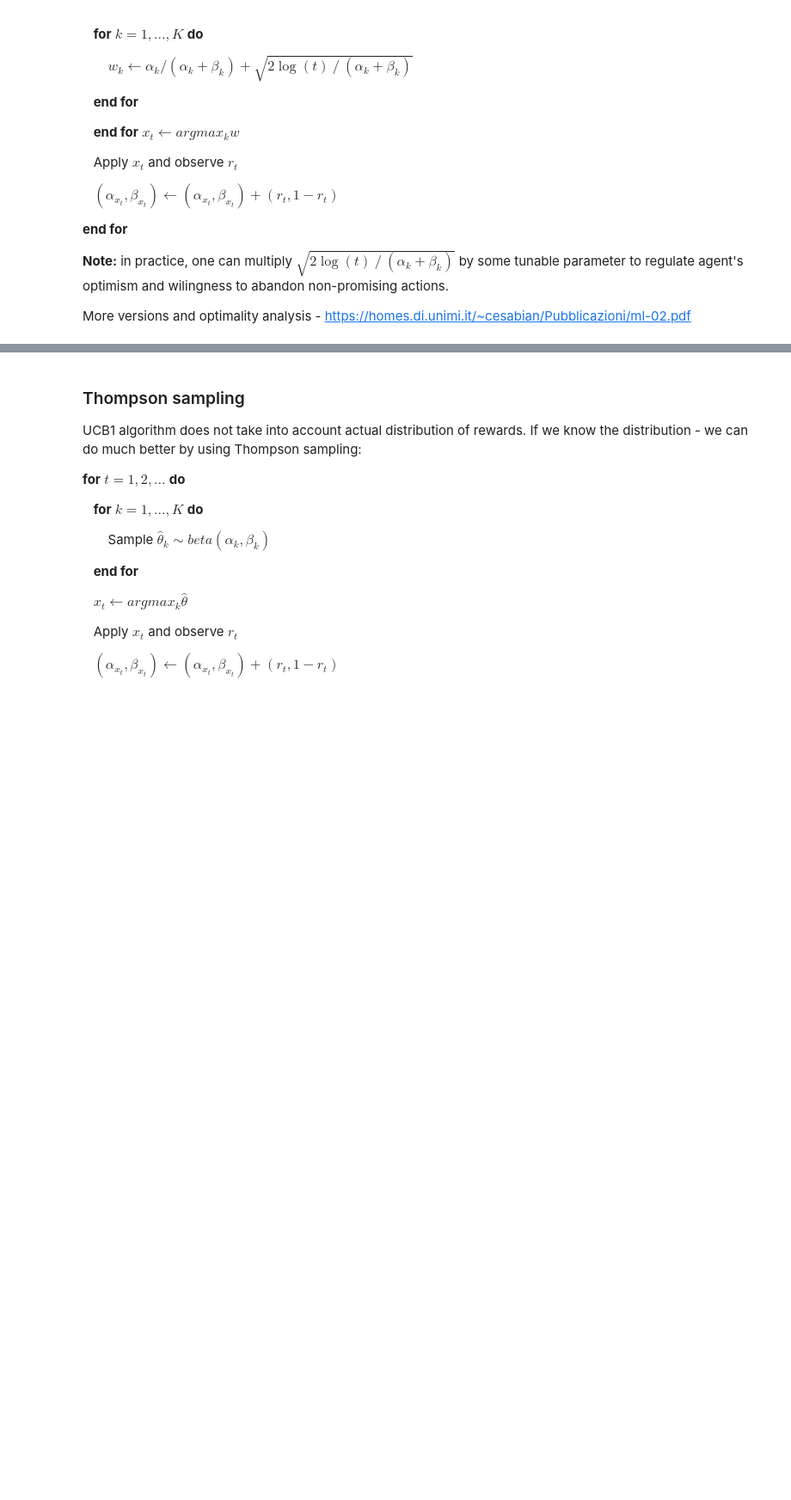
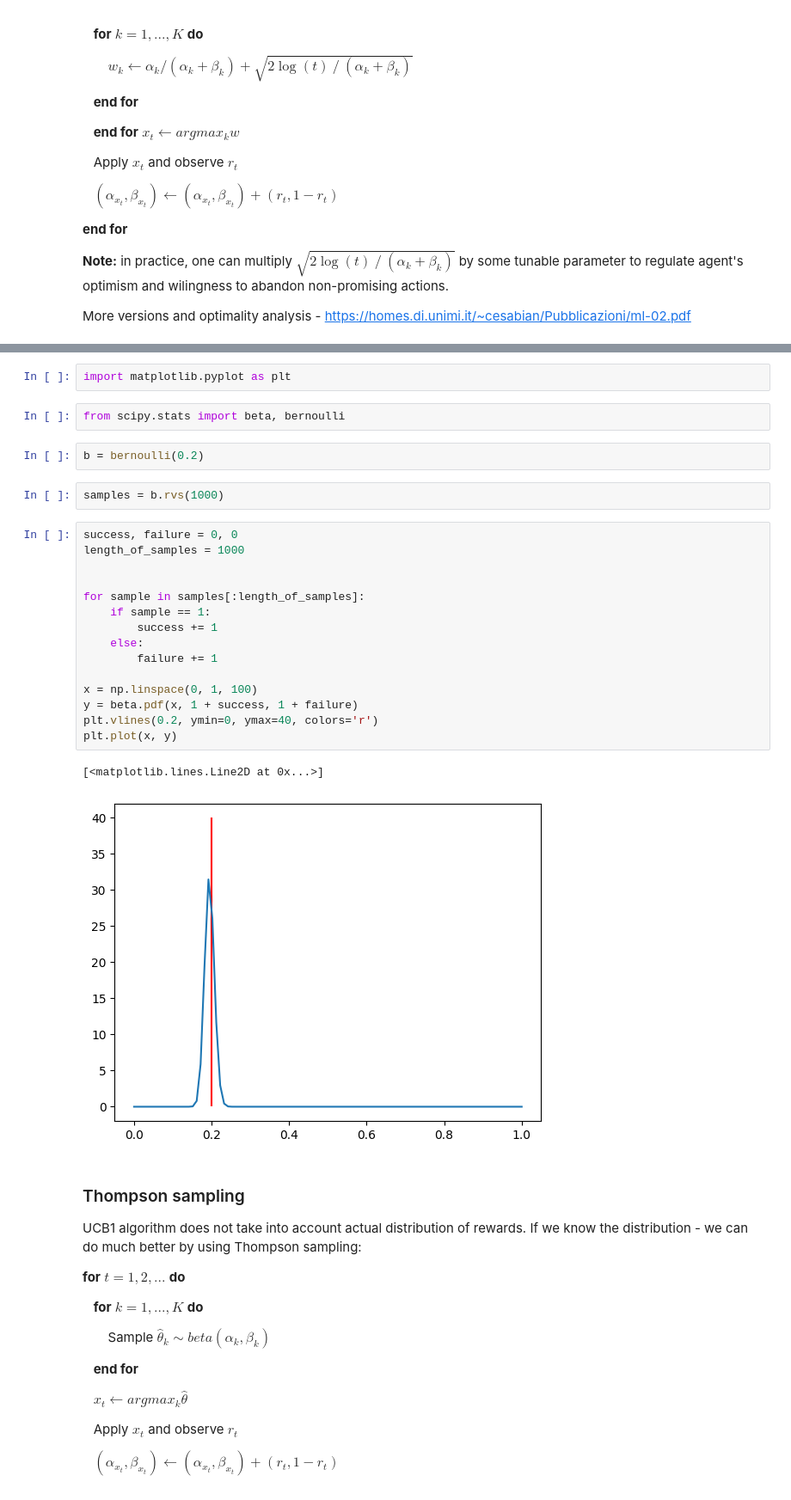
Before and after one commit to girafe-ai/reinforcement-learning, a Jupyter notebook: week09_exploration/week09_exploration.ipynb, the cells around one changed output, grey strips where cells are left out. Shown at 86% size. Saved outputs shown, nothing was run; the diff lists cells and outputs as text; blank space fills up the shorter version.

```diff
--- a/week09_exploration/week09_exploration.ipynb
+++ b/week09_exploration/week09_exploration.ipynb
@@ -166,3 +193,29 @@ class UCBAgent(AbstractAgent):
+# %%
+import matplotlib.pyplot as plt
+# %%
+from scipy.stats import beta, bernoulli
+# %%
+b = bernoulli(0.2)
+# %%
+samples = b.rvs(1000)
+# %%
+success, failure = 0, 0
+length_of_samples = 1000
+
+
+for sample in samples[:length_of_samples]:
+    if sample == 1:
+        success += 1
+    else:
+        failure += 1
+
+x = np.linspace(0, 1, 100)
+y = beta.pdf(x, 1 + success, 1 + failure)
+plt.vlines(0.2, ymin=0, ymax=40, colors='r')
+plt.plot(x, y)
+# %% [output]
+[<matplotlib.lines.Line2D at 0x...>]
+[figure, added]
 # %% [markdown]
 ### Thompson sampling
 
```
Also changed, not shown: parts of 9 cells of this notebook, 2 other files.
